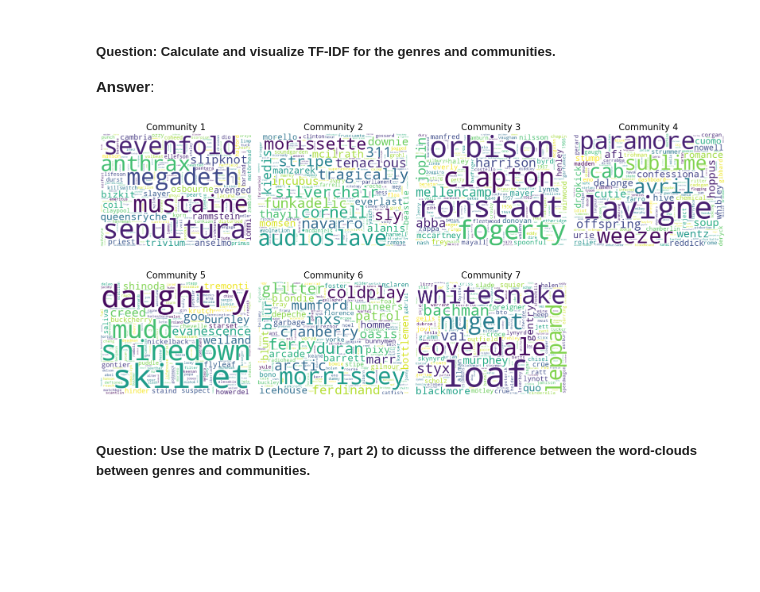
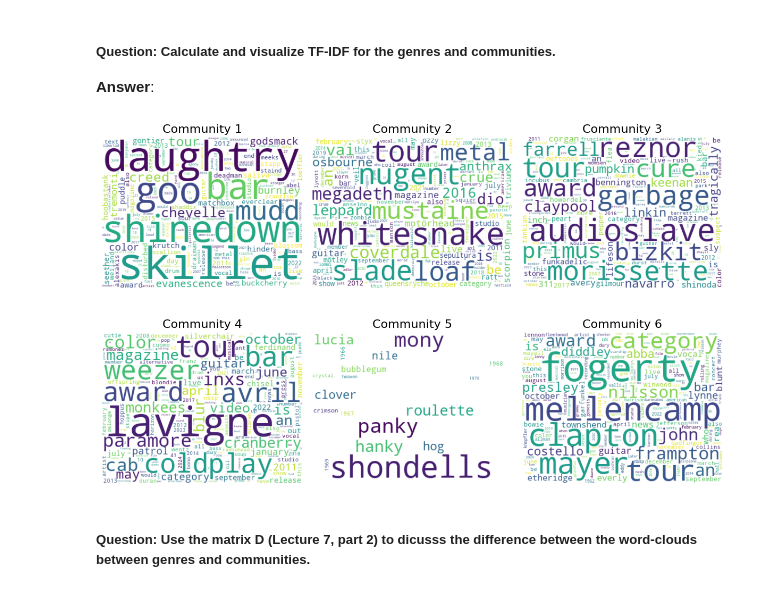
Before and after one commit to sorenstange/02805_Social_graphs_and_interactions, a Jupyter notebook: Assignment_2.ipynb, the cells around one changed output. Saved outputs shown, nothing was run; the diff lists cells and outputs as text; code cells hidden in the pictures; blank space fills up the shorter version.

```diff
--- a/Assignment_2.ipynb
+++ b/Assignment_2.ipynb
@@ -213,8 +243,6 @@ The questions below are based on Lecture 7, part 2.
 **Answer**:
 # %%
 #Firstly the modularity with respect to genre is calculated:
-
-
 def calculate_modularity(G, partitions):
     M = 0
     L = len(G.edges())
@@ -234,15 +262,9 @@ def calculate_modularity(G, partitions):
 
     return M
 
-# Keep only nodes with genres
-nodes_with_genres = [n for n in G.nodes if n in genres_dict]
-
-# GH is undirected version
-GH = G.subgraph(nodes_with_genres).to_undirected()
-
 # Partition by first genre
 partition_first = {}
-for node in GH.nodes:
+for node in G_undirected.nodes:
     partition_first[node] = genres_dict[node][0]  # first genre
 
 communities_first = {}
@@ -252,16 +274,13 @@ for node, com in partition_first.items():
 communities_first = list(communities_first.values())
 
 
-Q_first = calculate_modularity(GH, communities_first)
+Q_first = calculate_modularity(G_undirected, communities_first)
 print("Modularity (first genre):", Q_first)
-
-import networkx as nx
-import random
 
 
 # Partition by first non-rock genre
 partition_non_rock = {}
-for node in GH.nodes:
+for node in G_undirected.nodes:
     non_rock = next((g for g in genres_dict[node] if g != "rock"), genres_dict[node][0])
     partition_non_rock[node] = non_rock
 
@@ -271,19 +290,19 @@ for node, com in partition_non_rock.items():
 communities_non_rock = list(communities_non_rock.values())
 
 
-Q_non_rock = calculate_modularity(GH, communities_non_rock)
+Q_non_rock = calculate_modularity(G_undirected, communities_non_rock)
 print("Modularity (first non-rock genre):", Q_non_rock)
 
 
 # Partition by random genre from the list
-partition_random = {node: random.choice(genres_dict[node]) for node in GH.nodes}
+partition_random = {node: random.choice(genres_dict[node]) for node in G_undirected.nodes}
 
 communities_random = {}
 for node, com in partition_random.items():
     communities_random.setdefault(com, set()).add(node)
 communities_random = list(communities_random.values())
 
-Q_random = calculate_modularity(GH, communities_random)
+Q_random = calculate_modularity(G_undirected, communities_random)
 print("Modularity (random genre assignment):", Q_random)
 # %% [output]
 Modularity (first genre): 0.13933172289323892
@@ -292,13 +311,9 @@ Modularity (random genre assignment): 0.07913872923318988
 # %%
-#Secondly the modularity as calculated with the Louvain algorithm is dertemined:
-from networkx.algorithms.community import louvain_communities
-from networkx.algorithms.community.quality import modularity
-
 # Compute Louvain communities
-communities_louvain = louvain_communities(GH, seed=42)
+communities_louvain = nx.community.louvain_communities(G_undirected, seed=42)
 
 # Compute modularity
-Q_louvain = modularity(GH, communities_louvain)
+Q_louvain = calculate_modularity(G_undirected, communities_louvain)
 
 # Print results
 print(f"Detected {len(communities_louvain)} communities")
@@ -316,12 +331,8 @@ Overall these results highligt that while general information, like genre, can p
 ##### Question: Calculate the matrix and discuss your findings.
 **Answer**:
 # %%
-import pandas as pd
-import seaborn as sns
-import matplotlib.pyplot as plt
-
 # Most common genres:
-all_genres = [g for node in GH.nodes for g in genres_dict[node]]  # all genres for nodes in GH
+all_genres = [g for node in G_undirected.nodes for g in genres_dict[node]]  # all genres for nodes in GH
 top_genres = pd.Series(all_genres).value_counts().head(7).index.tolist()
 
 #Determine community of genre
@@ -337,7 +348,7 @@ conf_matrix = pd.DataFrame(
     columns=range(len(communities_louvain))
 )
 
-for node in GH.nodes:
+for node in G_undirected.nodes:
     if node not in node_to_community:
         continue
     community = node_to_community[node]
@@ -481,16 +492,12 @@ def create_wordclouds(corpus, width = 400, height = 300):
     plt.tight_layout()
     plt.show()
 # %%
-G_undirected = G.to_undirected().copy()
-
-#Resolution refer to how large the comunities should be. resolution < 1 will prefer larger comunitites and resolution > 1 prefer smaller communities
-louvain_partition = nx.community.louvain_communities(G_undirected, resolution= 1.2, seed = 42)
-louvain_partition_corpus = create_corpus(wikipedia_data, louvain_partition)
+louvain_partition_corpus = create_corpus(wikipedia_data, communities_louvain)
 
 corpus = TF_IDF(louvain_partition_corpus)
 create_wordclouds(corpus)
 # %% [output]
-[figure, old version]
+[figure, new version]
 # %% [markdown]
 ##### Question: Use the matrix D (Lecture 7, part 2) to dicusss the difference between the word-clouds between genres and communities.
 # %% [markdown]
```
Also changed, not shown: parts of 10 cells of this notebook.
